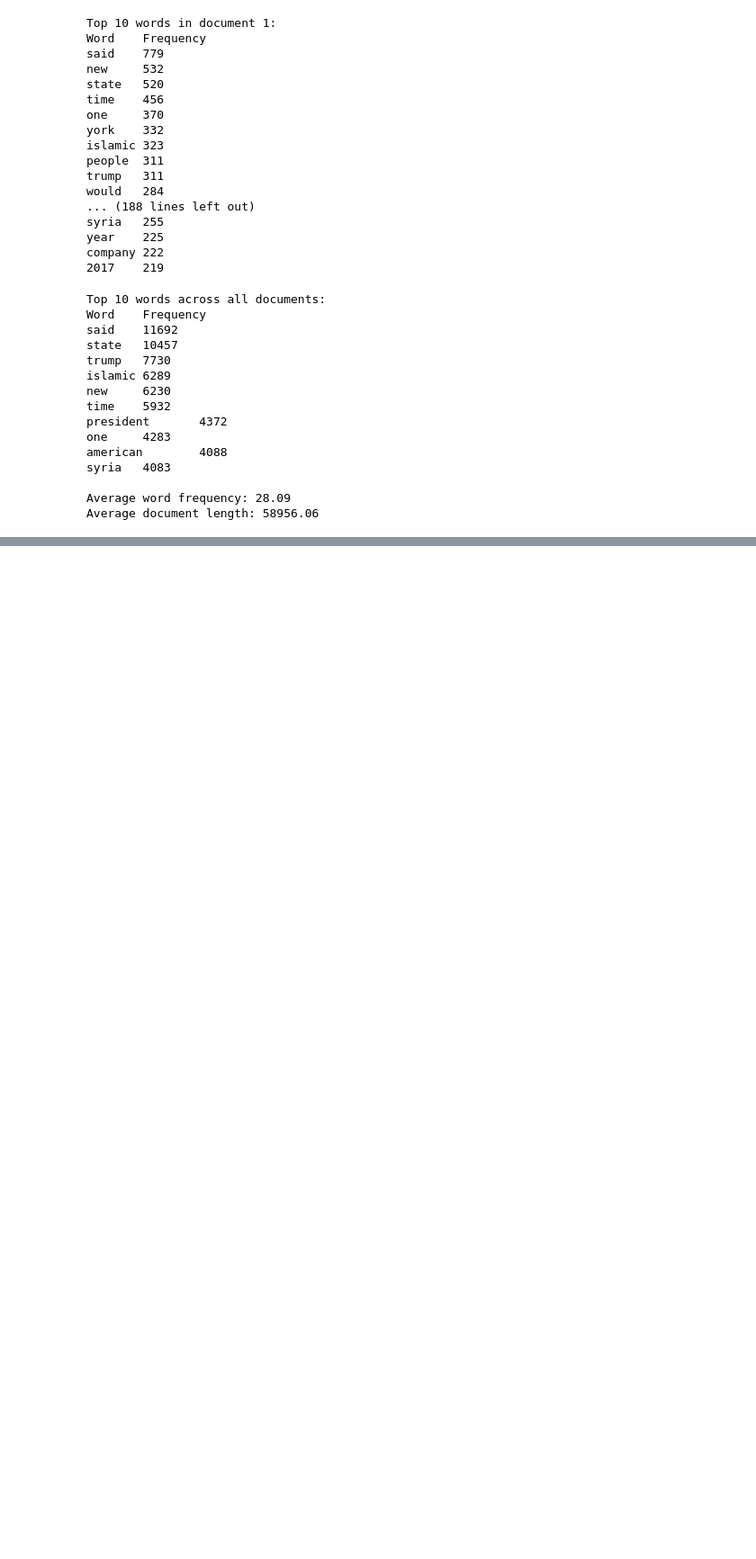
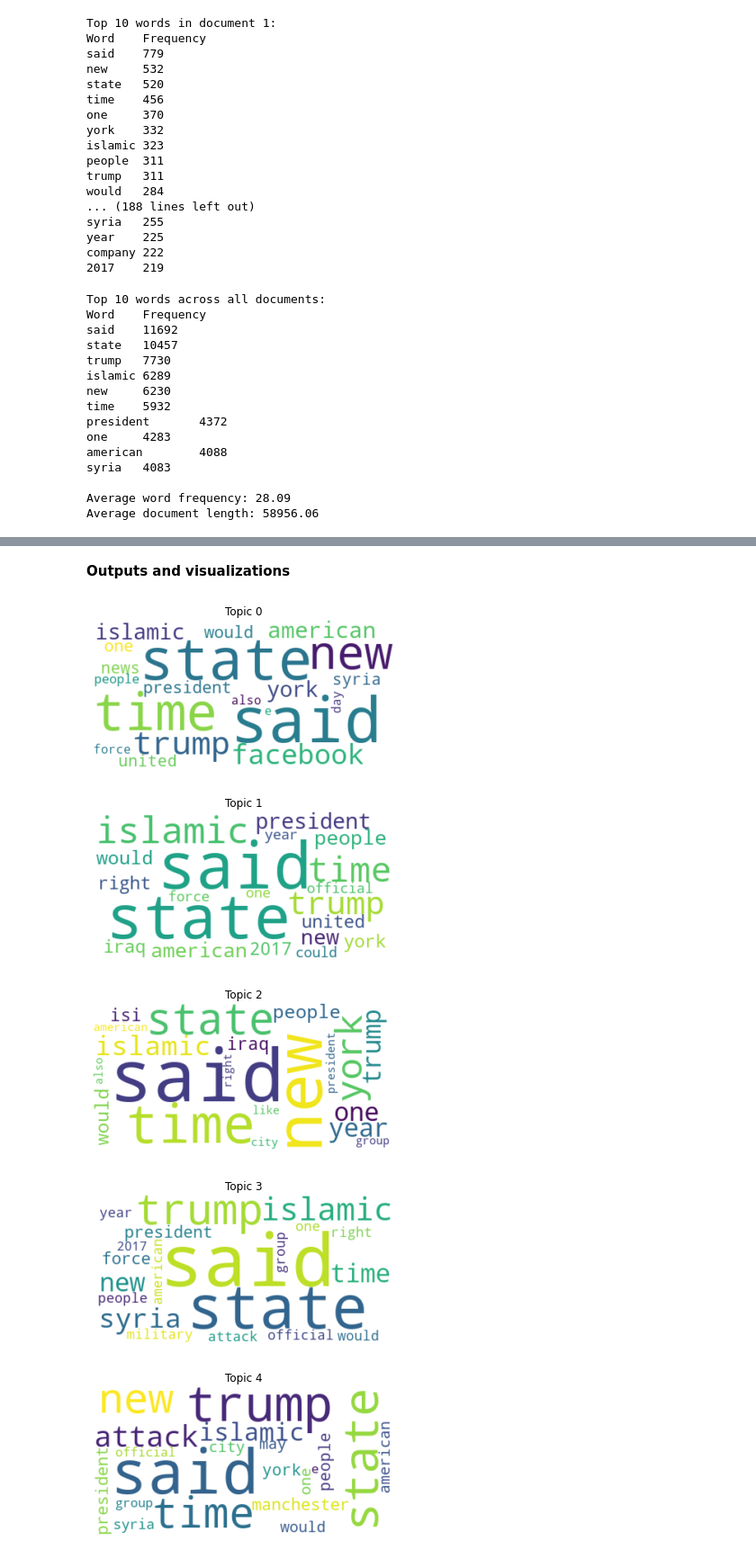
Before and after one commit to kdhananiUH/topic-modeling-on-news-articles, a Jupyter notebook: Miniproject_3_Group_12.ipynb, the cells around one changed output, grey strips where cells are left out. Shown at 90% size. Drawn from its saved outputs; the diff is of its cells as text; code cells hidden in the pictures; blank space fills up the shorter version.

Commit message:
Topic models

```diff
--- a/Miniproject_3_Group_12.ipynb
+++ b/Miniproject_3_Group_12.ipynb
@@ -219,0 +342,10 @@ Average document length: 58956.06
+# %%
+num_topics = 10
+lda_model = train_lda(corpus, dictionary, num_topics=num_topics)
+# %%
+def print_topics(lda_model, num_words=10):
+    topics = lda_model.print_topics(num_words=num_words)
+    for topic_no, topic_words in topics:
+        print(f"Topic {topic_no}: {topic_words}")
+
+print_topics(lda_model, num_words=10)
@@ -219,0 +363,6 @@ Average document length: 58956.06
+# %%
+def save_topics_to_file(lda_model, filename, num_words=10):
+    topics = lda_model.print_topics(num_words=num_words)
+    with open(filename, 'w') as file:
+        for topic_no, topic_words in topics:
+            file.write(f"Topic {topic_no}: {topic_words}\n")
@@ -219,0 +371,15 @@ Average document length: 58956.06
+# %%
+num_topics_values = [3, 5, 7]
+num_passes_values = [5, 10, 20]
+
+for num_topics in num_topics_values:
+    for passes in num_passes_values:
+        print(f"Training LDA model with {num_topics} topics and {passes} passes.")
+        lda_model = train_lda(corpus, dictionary, num_topics=num_topics, passes=passes)
+
+        print(f"Topics for LDA model with {num_topics} topics and {passes} passes:")
+        print_topics(lda_model, num_words=10)
+
+        output_filename = f"lda_topics_{num_topics}_topics_{passes}_passes.txt"
+        save_topics_to_file(lda_model, output_filename, num_words=10)
+        print(f"Saved topics to {output_filename}\n")
@@ -219,0 +461,2 @@ Average document length: 58956.06
+# %% [markdown]
+**Outputs and visualizations**
@@ -219,0 +474,15 @@ Average document length: 58956.06
+# %%
+# Generate wordclouds for each topic
+for topic_num in range(lda_model.num_topics):
+    words = dict(lda_model.show_topic(topic_num, topn=20))
+    wordcloud = WordCloud(background_color='white').generate_from_frequencies(words)
+    plt.imshow(wordcloud, interpolation='bilinear')
+    plt.axis("off")
+    plt.title("Topic {}".format(topic_num))
+    plt.show()
+# %% [output]
+[figure, added]
+[figure, added]
+[figure, added]
+[figure, added]
+[figure, added]
```
Also changed, not shown: parts of 19 cells of this notebook, 9 other files.
